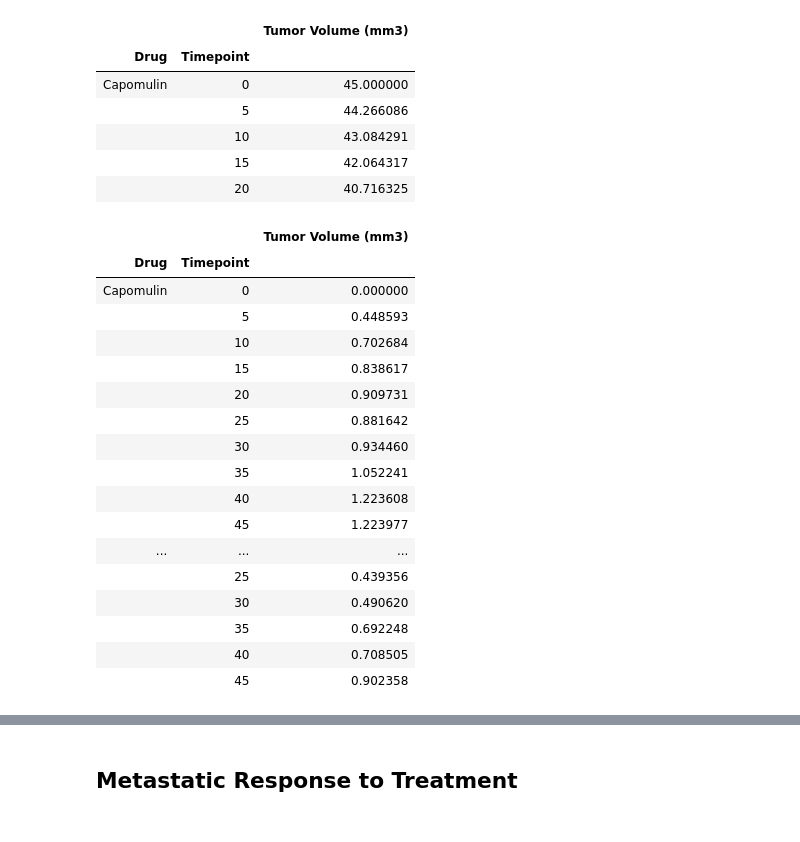
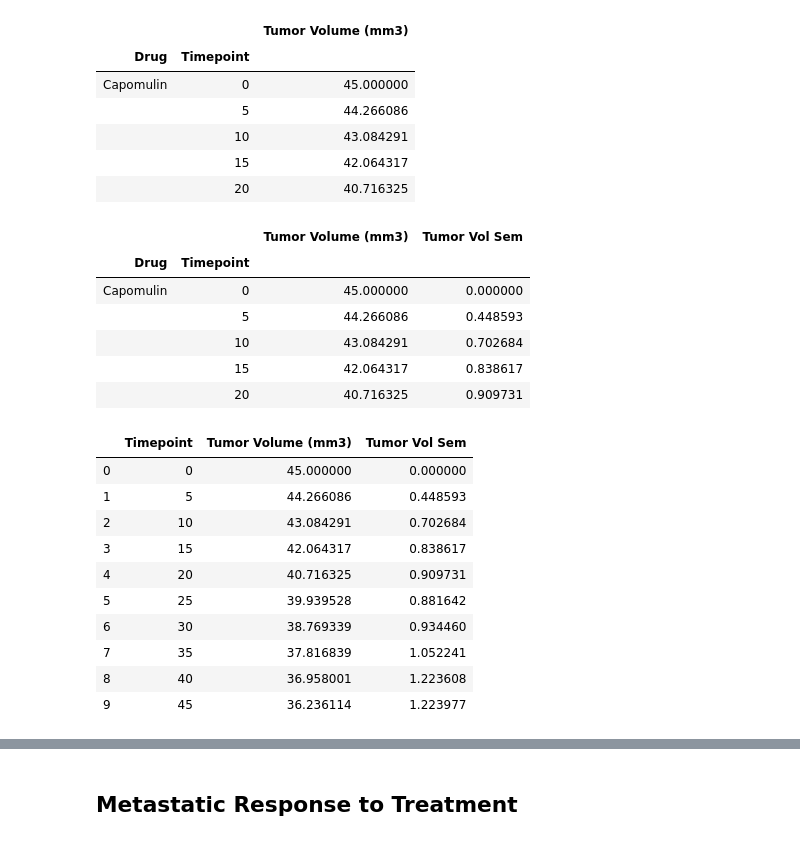
Before and after one commit to scottinsactown/Pymaceuticals, a Jupyter notebook: Pymaceuticals/pymaceuticals_starter.ipynb, the cells around one changed output, grey strips where cells are left out. Saved outputs shown, nothing was run; the diff lists cells and outputs as text; code cells hidden in the pictures.

```diff
--- a/Pymaceuticals/pymaceuticals_starter.ipynb
+++ b/Pymaceuticals/pymaceuticals_starter.ipynb
@@ -4,6 +4,7 @@
 import matplotlib.pyplot as plt
 import pandas as pd
 import numpy as np
+#from scipy.stats import sem
 
 # Hide warning messages in notebook
 import warnings
@@ -18,7 +19,7 @@ df_mouse = pd.read_csv(mouse_drug_data_to_load)
 df_trial = pd.read_csv(clinical_trial_data_to_load)
 
 # Combine the data into a single dataset
-df = pd.merge(df_mouse,df_trial,on='Mouse ID')
+df = df_mouse.merge(df_trial,on='Mouse ID')
 
 # Display the data table for preview
 df.head()
@@ -51,28 +70,34 @@ df_tumor_vol_mean.head()
 |  | 20 | 40.716325 |
 # %%
 # Store the Standard Error of Tumor Volumes Grouped by Drug and Timepoint
+df_tumor_vol_mean['Tumor Vol Sem'] = drug_time_group['Tumor Volume (mm3)'].sem()
 
+# **** need the following? same as table
+#sem_tum_vol = drug_time_group['Tumor Volume (mm3)'].sem()
+
+# *** dont need - added column to table above
 # Convert to DataFrame
-df_tumor_vol_sem = pd.DataFrame(drug_time_group['Tumor Volume (mm3)'].sem())
+#df_tumor_vol_sem = pd.DataFrame(drug_time_group['Tumor Volume (mm3)'].sem())
 
 # Preview DataFrame
-df_tumor_vol_sem.head(20)
+#display(df_tumor_vol_mean.head())
+#display(df_tumor_vol_mean.loc['Capomulin'].reset_index())
 # %% [output]
-|  |  | Tumor Volume (mm3) |
-| Drug | Timepoint |  |
-| Capomulin | 0 | 0.000000 |
-|  | 5 | 0.448593 |
-|  | 10 | 0.702684 |
-|  | 15 | 0.838617 |
-|  | 20 | 0.909731 |
-|  | 25 | 0.881642 |
-|  | 30 | 0.934460 |
-|  | 35 | 1.052241 |
-|  | 40 | 1.223608 |
-|  | 45 | 1.223977 |
-| ... | ... | ... |
-|  | 25 | 0.439356 |
-|  | 30 | 0.490620 |
-|  | 35 | 0.692248 |
-|  | 40 | 0.708505 |
-|  | 45 | 0.902358 |
+|  |  | Tumor Volume (mm3) | Tumor Vol Sem |
+| Drug | Timepoint |  |  |
+| Capomulin | 0 | 45.000000 | 0.000000 |
+|  | 5 | 44.266086 | 0.448593 |
+|  | 10 | 43.084291 | 0.702684 |
+|  | 15 | 42.064317 | 0.838617 |
+|  | 20 | 40.716325 | 0.909731 |
+|  | Timepoint | Tumor Volume (mm3) | Tumor Vol Sem |
+| 0 | 0 | 45.000000 | 0.000000 |
+| 1 | 5 | 44.266086 | 0.448593 |
+| 2 | 10 | 43.084291 | 0.702684 |
+| 3 | 15 | 42.064317 | 0.838617 |
+| 4 | 20 | 40.716325 | 0.909731 |
+| 5 | 25 | 39.939528 | 0.881642 |
+| 6 | 30 | 38.769339 | 0.934460 |
+| 7 | 35 | 37.816839 | 1.052241 |
+| 8 | 40 | 36.958001 | 1.223608 |
+| 9 | 45 | 36.236114 | 1.223977 |
```
Also changed, not shown: parts of 5 cells of this notebook.
